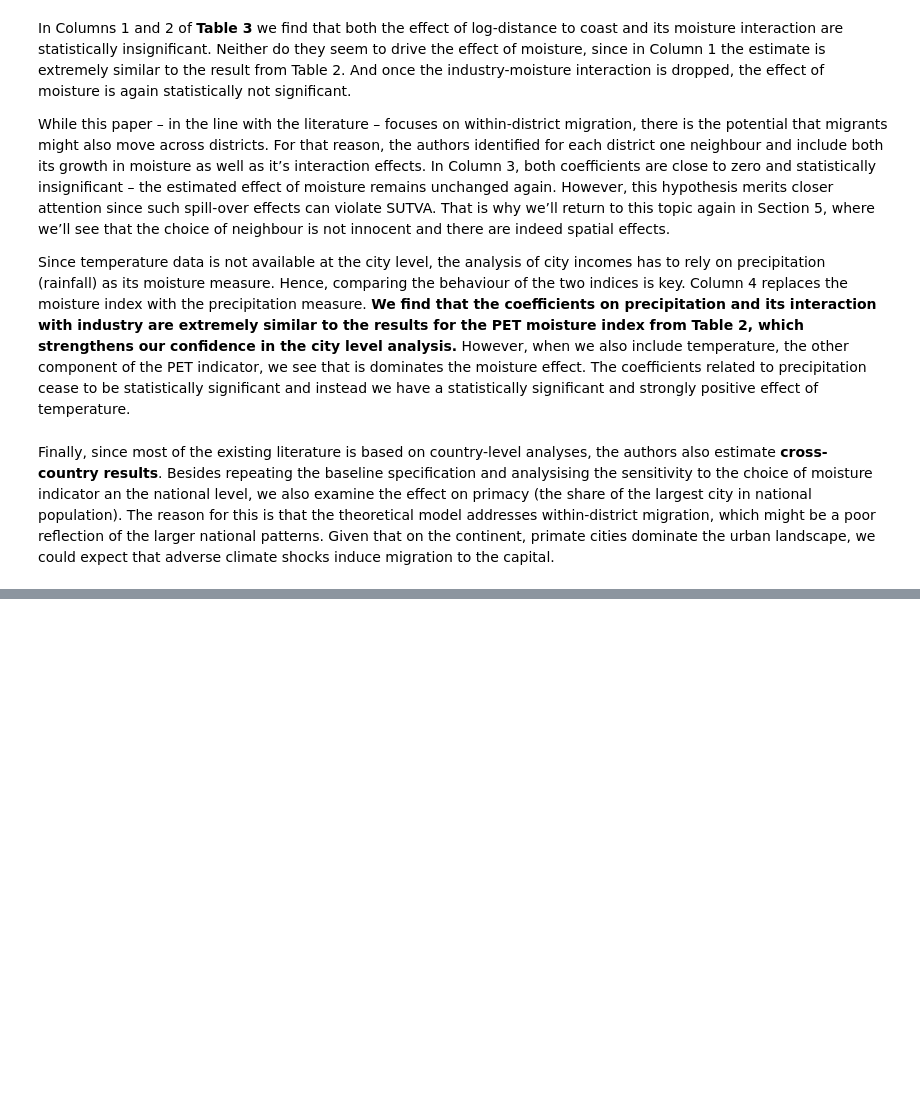
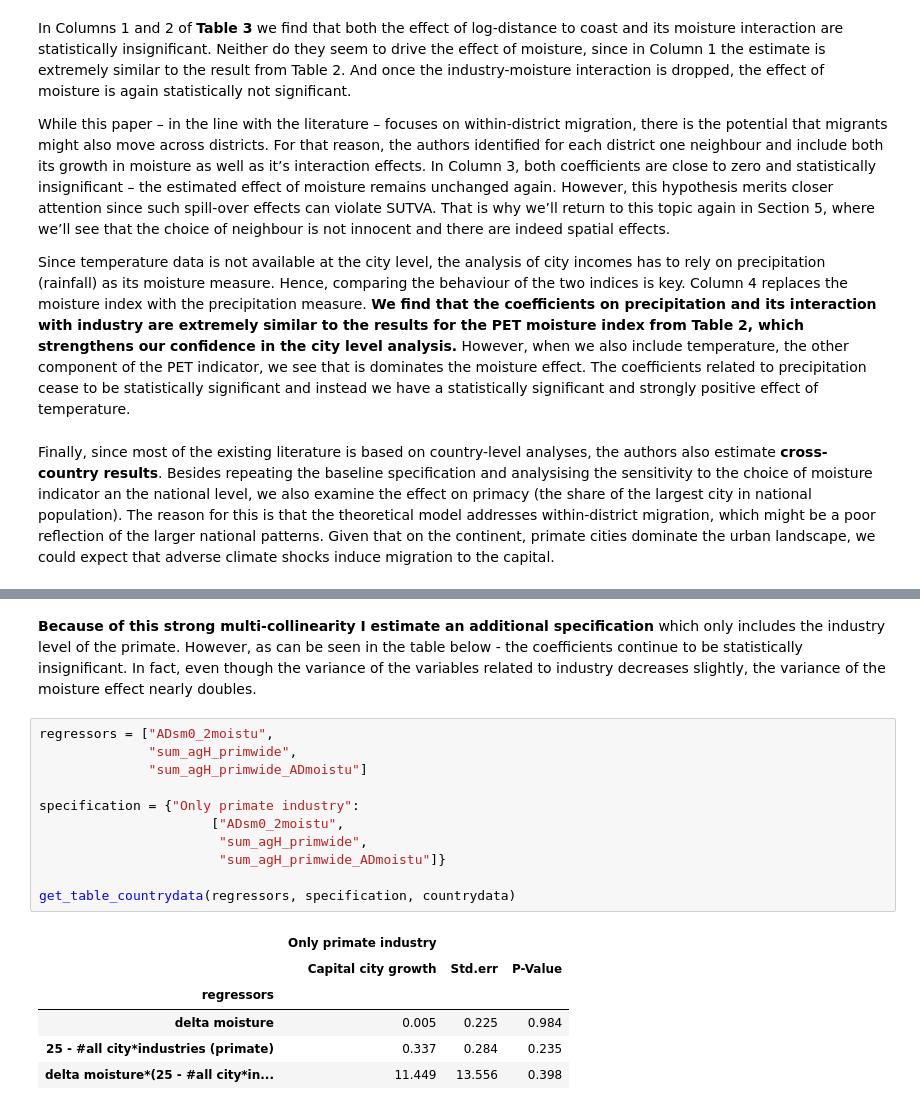
Before and after one commit to pcschreiber1/Henderson_2017_Replication, a Jupyter notebook: Replication notebook.ipynb, the cells around one changed output, grey strips where cells are left out. Drawn from its saved outputs; the diff is of its cells as text; blank space fills up the shorter version.

Commit message:
Fixing CI: included table 5 and own table

```diff
--- a/Replication notebook.ipynb
+++ b/Replication notebook.ipynb
@@ -281,0 +295,20 @@ get_table_countrydata(regressors, specification, countrydata)
+# %% [markdown]
+**Because of this strong multi-collinearity I estimate an additional specification** which only includes the industry level of the primate. However, as can be seen in the table below - the coefficients continue to be statistically insignificant. In fact, even though the variance of the variables related to industry decreases slightly, the variance of the moisture effect nearly doubles.
+# %%
+regressors = ["ADsm0_2moistu",
+              "sum_agH_primwide",
+              "sum_agH_primwide_ADmoistu"]
+
+specification = {"Only primate industry":
+                      ["ADsm0_2moistu",
+                       "sum_agH_primwide",
+                       "sum_agH_primwide_ADmoistu"]}
+
+get_table_countrydata(regressors, specification, countrydata)
+# %% [output]
+|  | Only primate industry |  |  |
+|  | Capital city growth | Std.err | P-Value |
+| regressors |  |  |  |
+| delta moisture | 0.005 | 0.225 | 0.984 |
+| 25 - #all city*industries (primate) | 0.337 | 0.284 | 0.235 |
+| delta moisture*(25 - #all city*in... | 11.449 | 13.556 | 0.398 |
```
Also changed, not shown: parts of 2 cells of this notebook.
